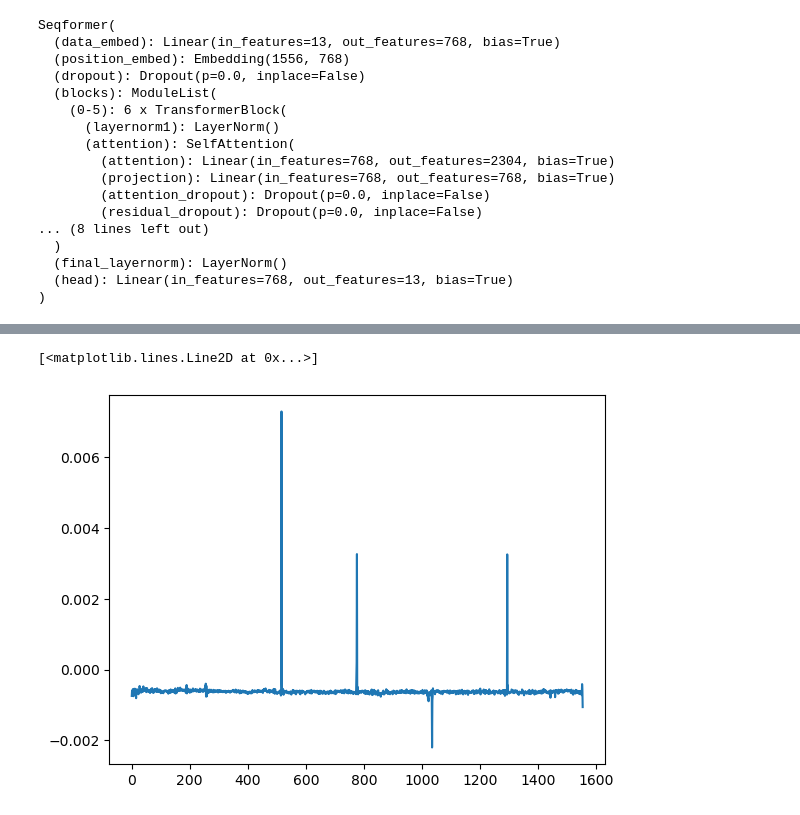
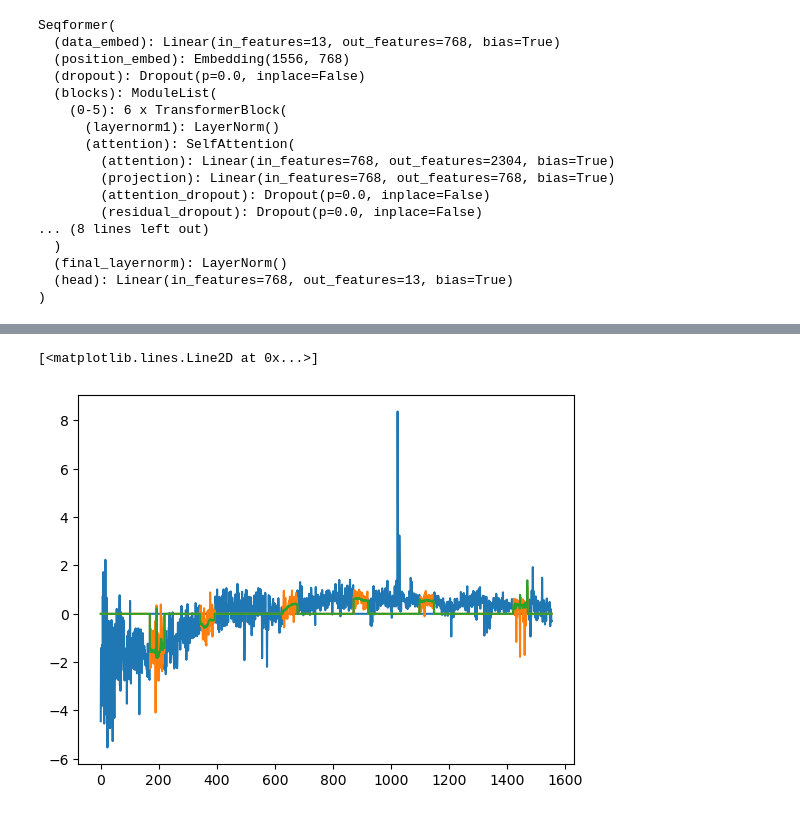
Before and after one commit to PolymathicAI/AstroCLIP, a Jupyter notebook: notebooks/dev/spec_ssl_results.ipynb, the cells around one changed output, grey strips where cells are left out. Cells and saved outputs as stored; diff of their text form; code cells hidden in the pictures.

```diff
--- a/notebooks/dev/spec_ssl_results.ipynb
+++ b/notebooks/dev/spec_ssl_results.ipynb
@@ -37,7 +37,7 @@ def load_model_from_ckpt(ckpt_path: str):
 
     return {"model": model, "config": config}
 
-model_path = "/mnt/home/sgolkar/ceph/saves/fillm/run-seqformer-2694881"
+model_path = "/mnt/home/sgolkar/ceph/saves/fillm/run-seqformer-2700314"
 out = load_model_from_ckpt(model_path)
 
 config = out['config']
@@ -85,5 +76,12 @@ plt.plot(x[1:,3])
-# %%
-plt.plot(pred[1:,3].data)
-# %% [output]
-[<matplotlib.lines.Line2D at 0x...>]
-[figure, removed]
+# %%
+input_ = x[1:,3]
+target_ = y[1:,3]
+pred_ = pred[1:,3].data
+loc = input_!= target_
+
+plt.plot(target_*(1-np.float32(loc)))
+plt.plot(target_*loc)
+plt.plot(pred_*loc)
+# %% [output]
+[<matplotlib.lines.Line2D at 0x...>]
+[figure, added]
```
Also changed, not shown: parts of 13 cells of this notebook.
